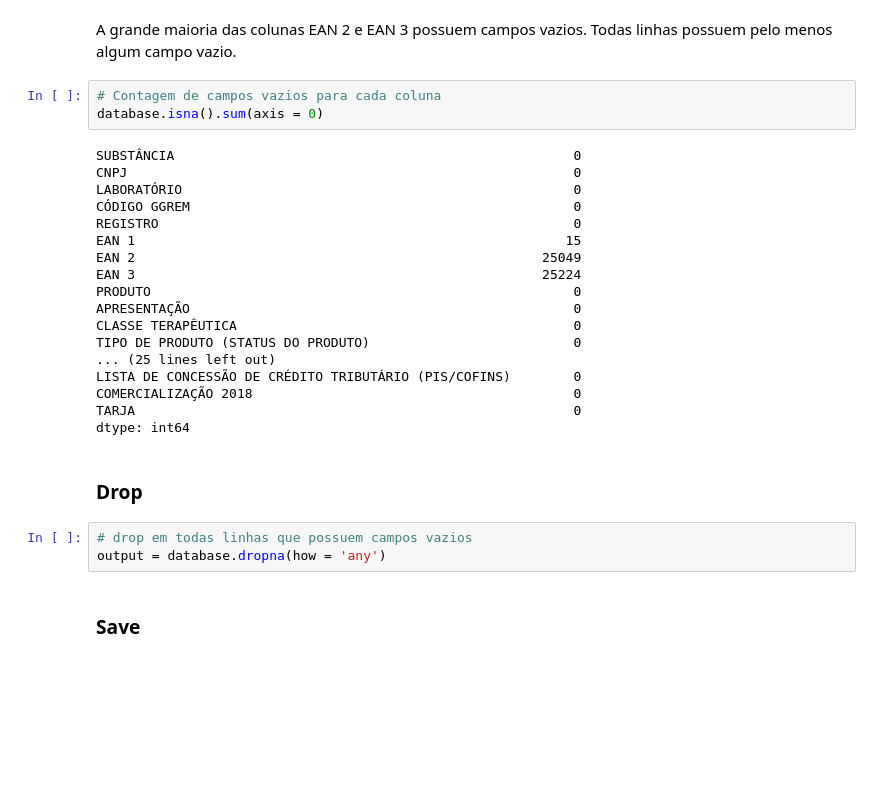
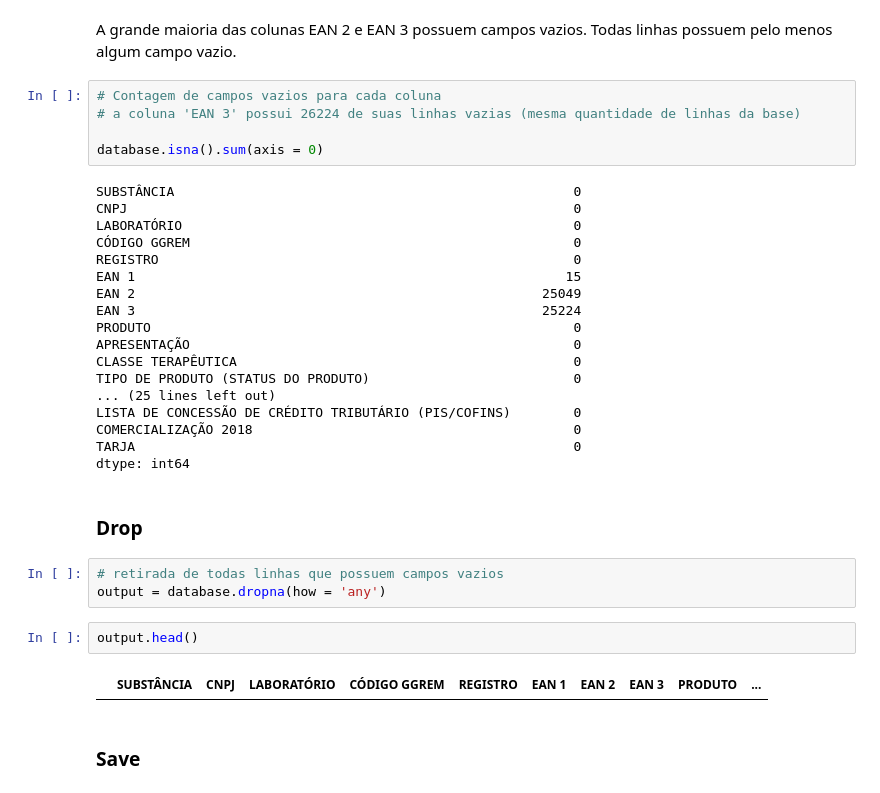
Before and after one commit to lvnc/preco-medicamentos, a Jupyter notebook: pythontest.ipynb, the cells around one changed output. Cells and saved outputs as stored; diff of their text form; blank space fills up the shorter version.

```diff
--- a/pythontest.ipynb
+++ b/pythontest.ipynb
@@ -167,6 +169,8 @@ genericoMaisBarato
 A grande maioria das colunas EAN 2 e EAN 3 possuem campos vazios. Todas linhas possuem pelo menos algum campo vazio.
 # %%
 # Contagem de campos vazios para cada coluna
+# a coluna 'EAN 3' possui 26224 de suas linhas vazias (mesma quantidade de linhas da base)
+
 database.isna().sum(axis = 0)
 # %% [output]
 SUBSTÂNCIA                                                   0
@@ -189,8 +193,12 @@ dtype: int64
 # %% [markdown]
 ### Drop
 # %%
-# drop em todas linhas que possuem campos vazios
+# retirada de todas linhas que possuem campos vazios
 output = database.dropna(how = 'any')
+# %%
+output.head()
+# %% [output]
+|  | SUBSTÂNCIA | CNPJ | LABORATÓRIO | CÓDIGO GGREM | REGISTRO | EAN 1 | EAN 2 | EAN 3 | PRODUTO | ... |
 # %% [markdown]
 ### Save
 # %%
```
Also changed, not shown: parts of 2 cells of this notebook.
